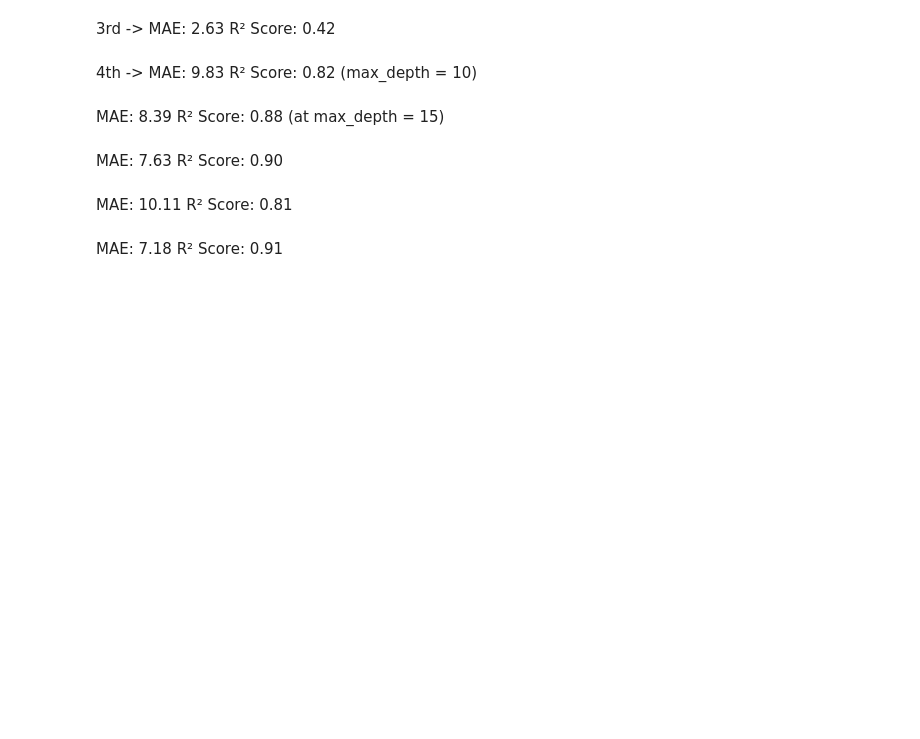
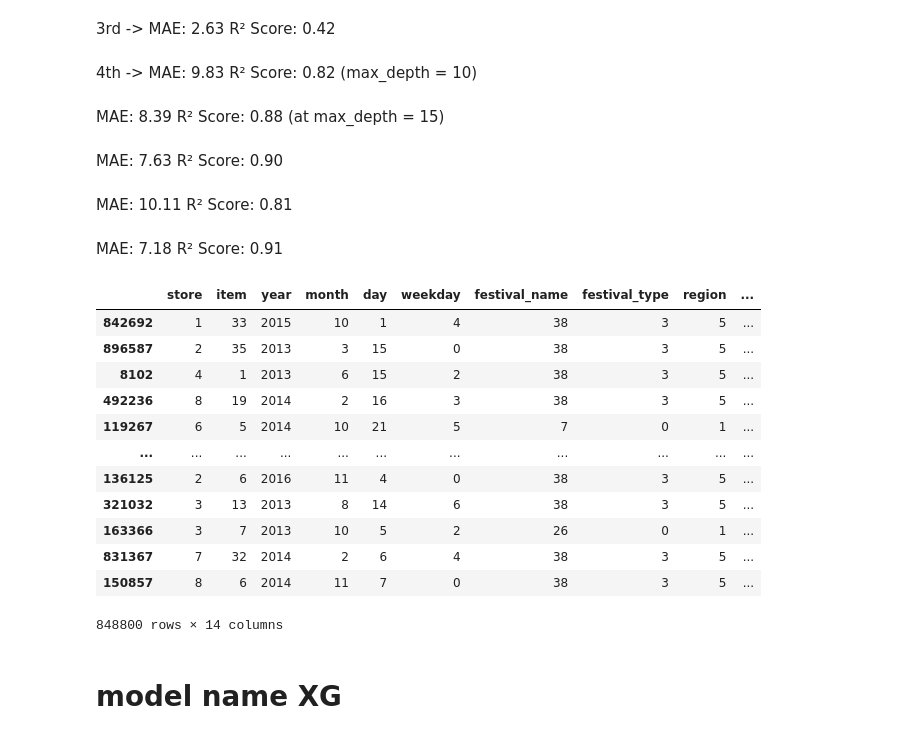
Before and after one commit to Sidd231/Festivals, a Jupyter notebook: Festival_model.ipynb, the cells around one changed output. Cells and saved outputs as stored; diff of their text form; code cells hidden in the pictures; blank space fills up the shorter version.

```diff
--- a/Festival_model.ipynb
+++ b/Festival_model.ipynb
@@ -423,7 +458,7 @@ Y_data = final_df[final_df["year"] == 2017]
 # %% [markdown]
 # x_data (before 2017)
 # %%
-X = X_data.drop(["sales" , "festival_date_x" ,"festival_date_y", "date"], axis = 1)
+X = X_data.drop(["sales"], axis = 1)
 y = X_data["sales"]
 # %%
 X_train, X_test, y_train, y_test = train_test_split(X, y, test_size=0.2, random_state=42)
@@ -446,5 +483,5 @@ rf = RandomForestRegressor(
 # %%
-rf.fit(X_train , y_train)
+#rf.fit(X_train , y_train)
 # %% [output]
 RandomForestRegressor(max_features='sqrt', n_jobs=-1, random_state=42)
 # %%
@@ -491,0 +530,18 @@ R² Score: 0.91
+# %%
+X_train
+# %% [output]
+|  | store | item | year | month | day | weekday | festival_name | festival_type | region | ... |
+| 842692 | 1 | 33 | 2015 | 10 | 1 | 4 | 38 | 3 | 5 | ... |
+| 896587 | 2 | 35 | 2013 | 3 | 15 | 0 | 38 | 3 | 5 | ... |
+| 8102 | 4 | 1 | 2013 | 6 | 15 | 2 | 38 | 3 | 5 | ... |
+| 492236 | 8 | 19 | 2014 | 2 | 16 | 3 | 38 | 3 | 5 | ... |
+| 119267 | 6 | 5 | 2014 | 10 | 21 | 5 | 7 | 0 | 1 | ... |
+| ... | ... | ... | ... | ... | ... | ... | ... | ... | ... | ... |
+| 136125 | 2 | 6 | 2016 | 11 | 4 | 0 | 38 | 3 | 5 | ... |
+| 321032 | 3 | 13 | 2013 | 8 | 14 | 6 | 38 | 3 | 5 | ... |
+| 163366 | 3 | 7 | 2013 | 10 | 5 | 2 | 26 | 0 | 1 | ... |
+| 831367 | 7 | 32 | 2014 | 2 | 6 | 4 | 38 | 3 | 5 | ... |
+| 150857 | 8 | 6 | 2014 | 11 | 7 | 0 | 38 | 3 | 5 | ... |
+848800 rows × 14 columns
+# %% [markdown]
+# model name XG
```
Also changed, not shown: parts of 40 cells of this notebook.
